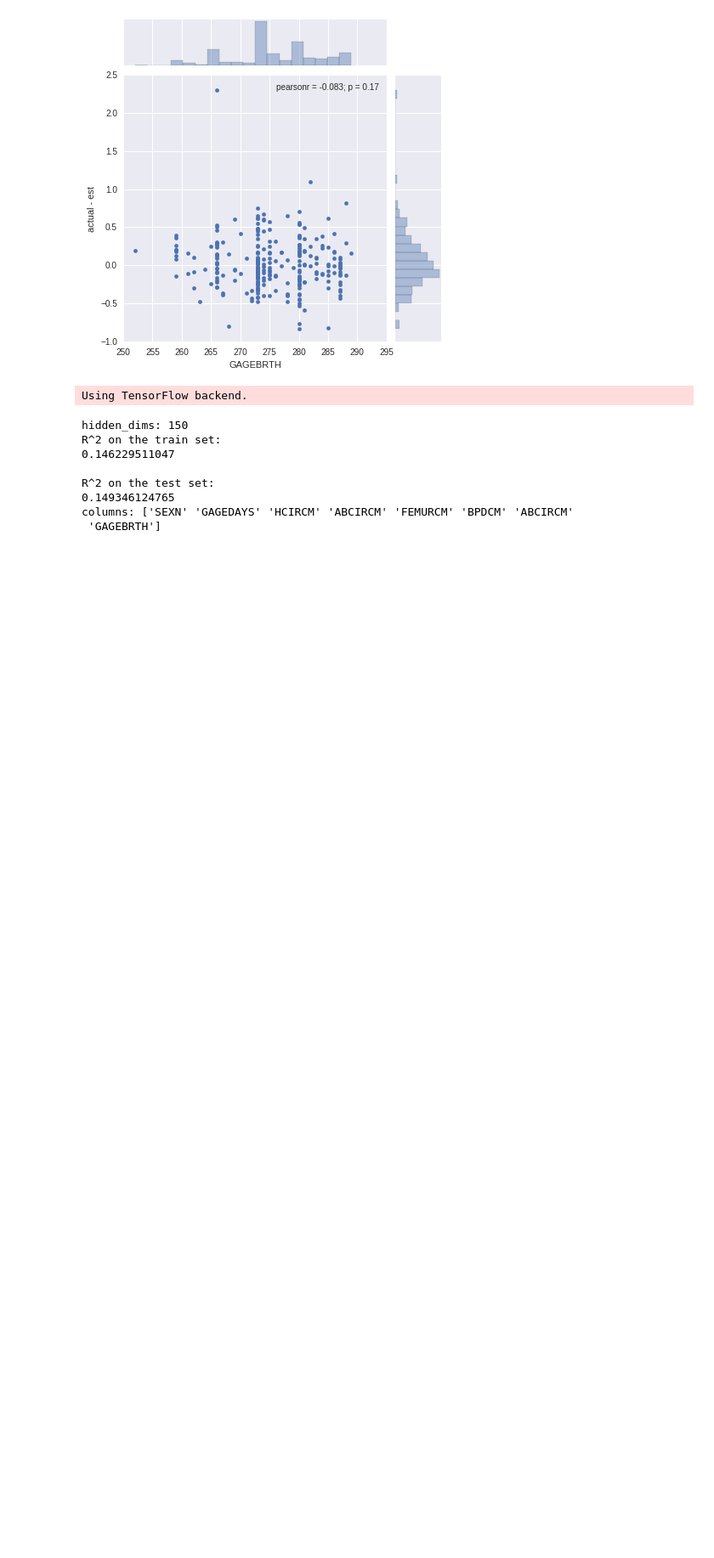
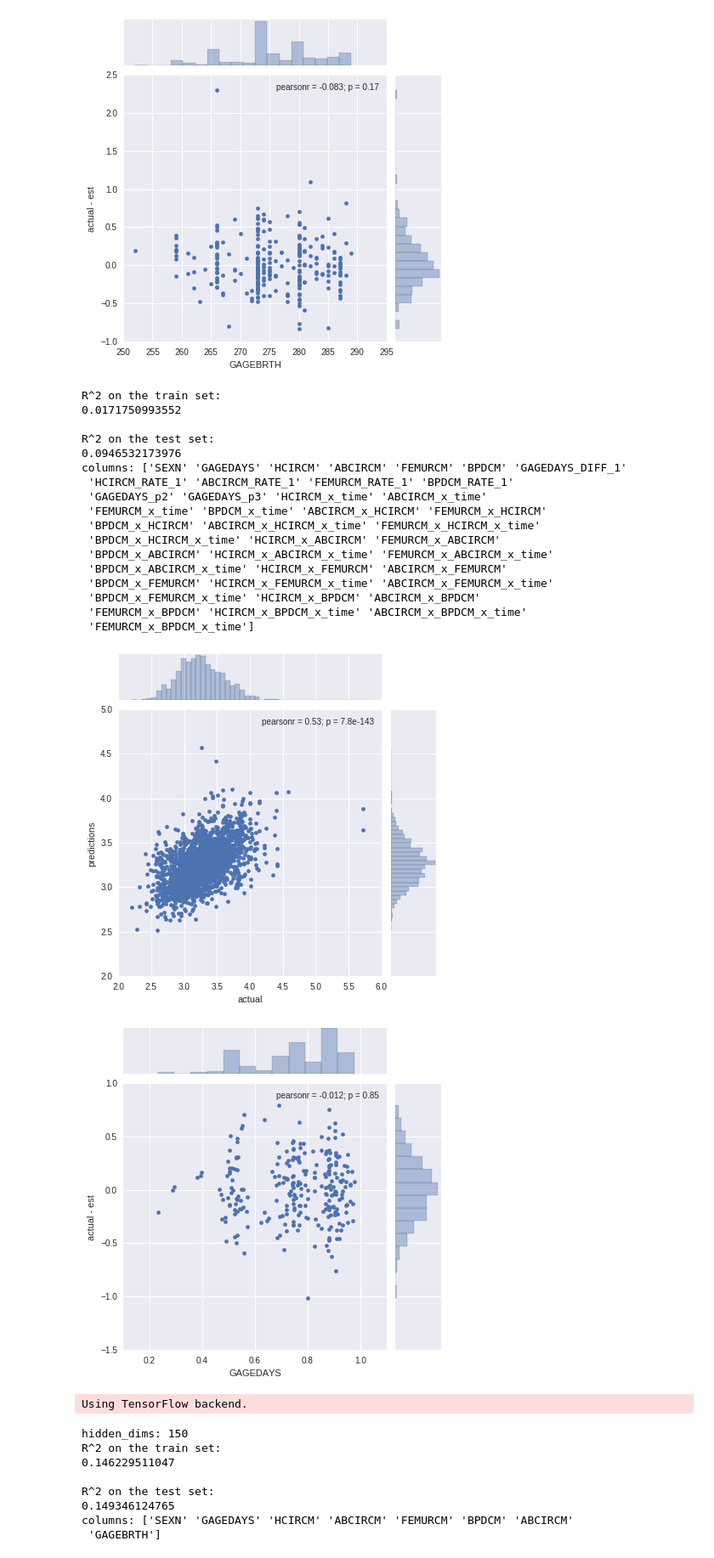
Before and after one commit to de-git/HBGDki-London, a Jupyter notebook: Ultrasound/train_ultrasound_python.ipynb, the cells around one changed output. Shown: that part at 85% size. Drawn from its saved outputs; the diff is of its cells as text; code cells hidden in the pictures; blank space fills up the shorter version.

Commit message:
expanded feature selection

```diff
--- a/Ultrasound/train_ultrasound_python.ipynb
+++ b/Ultrasound/train_ultrasound_python.ipynb
@@ -133,9 +214,9 @@ def train_and_evaluate_model(model, X, y):
 
   df = pd.DataFrame({
     'actual - est': pd.Series(Y_test.values) - pd.Series(predictions),
-    'GAGEBRTH': pd.Series(X_test['GAGEBRTH'])
+    'GAGEDAYS': pd.Series(X_test['GAGEDAYS'])
   })
-  sns.jointplot('GAGEBRTH', 'actual - est', df)
+  sns.jointplot('GAGEDAYS', 'actual - est', df)
 # %%
 X, y = feature_selection1(raw_train_data)
 train_and_evaluate_model(RandomForestRegressor(), X, y)
@@ -175,6 +256,29 @@ columns: ['SEXN' 'GAGEDAYS' 'HCIRCM' 'ABCIRCM' 'FEMURCM' 'BPDCM' 'ABCIRCM'
  'GAGEBRTH' 'HCAZ' 'ABCIRCM' 'BPDCM' 'FEMURCM' 'ACAZ' 'BPDAZ' 'FLAZ']
 [figure]
 [figure]
+# %%
+X, y = feature_selection4(raw_train_data)
+train_and_evaluate_model(RandomForestRegressor(), X, y)
+# %% [output]
+R^2 on the train set:
+0.0171750993552
+
+R^2 on the test set:
+0.0946532173976
+columns: ['SEXN' 'GAGEDAYS' 'HCIRCM' 'ABCIRCM' 'FEMURCM' 'BPDCM' 'GAGEDAYS_DIFF_1'
+ 'HCIRCM_RATE_1' 'ABCIRCM_RATE_1' 'FEMURCM_RATE_1' 'BPDCM_RATE_1'
+ 'GAGEDAYS_p2' 'GAGEDAYS_p3' 'HCIRCM_x_time' 'ABCIRCM_x_time'
+ 'FEMURCM_x_time' 'BPDCM_x_time' 'ABCIRCM_x_HCIRCM' 'FEMURCM_x_HCIRCM'
+ 'BPDCM_x_HCIRCM' 'ABCIRCM_x_HCIRCM_x_time' 'FEMURCM_x_HCIRCM_x_time'
+ 'BPDCM_x_HCIRCM_x_time' 'HCIRCM_x_ABCIRCM' 'FEMURCM_x_ABCIRCM'
+ 'BPDCM_x_ABCIRCM' 'HCIRCM_x_ABCIRCM_x_time' 'FEMURCM_x_ABCIRCM_x_time'
+ 'BPDCM_x_ABCIRCM_x_time' 'HCIRCM_x_FEMURCM' 'ABCIRCM_x_FEMURCM'
+ 'BPDCM_x_FEMURCM' 'HCIRCM_x_FEMURCM_x_time' 'ABCIRCM_x_FEMURCM_x_time'
+ 'BPDCM_x_FEMURCM_x_time' 'HCIRCM_x_BPDCM' 'ABCIRCM_x_BPDCM'
+ 'FEMURCM_x_BPDCM' 'HCIRCM_x_BPDCM_x_time' 'ABCIRCM_x_BPDCM_x_time'
+ 'FEMURCM_x_BPDCM_x_time']
+[figure, added]
+[figure, added]
 # %%
 from keras.models import Sequential
 from keras.layers.core import Dense, Activation
```
Also changed, not shown: parts of 5 cells of this notebook.
